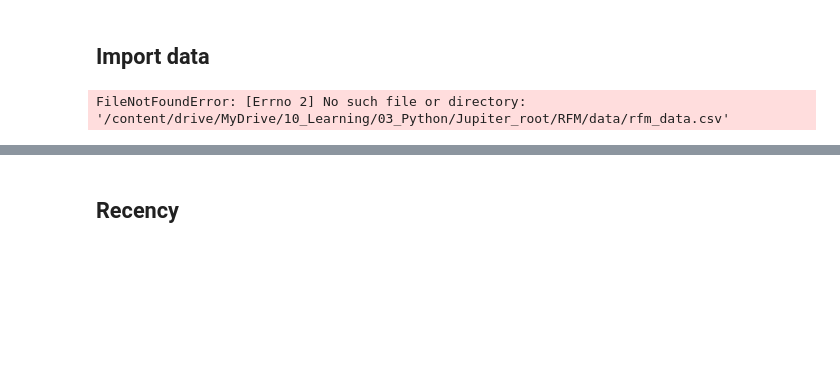
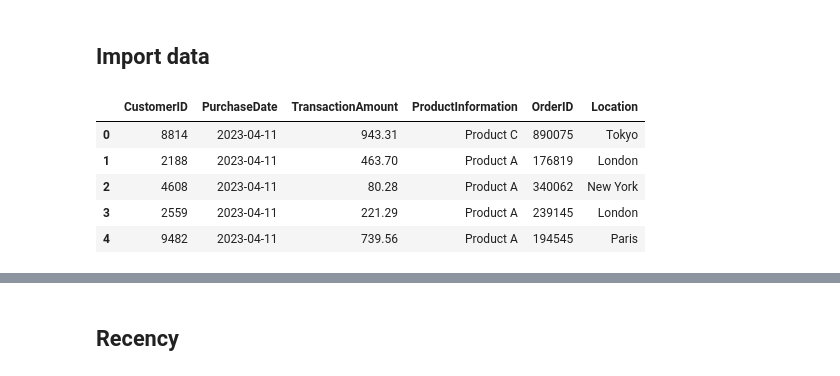
Before and after one commit to jaguara01/20240201_RFM_Analysis, a Jupyter notebook: RFM Analysis in Python.ipynb, the cells around one changed output, grey strips where cells are left out. Cells and saved outputs as stored; diff of their text form; code cells hidden in the pictures; blank space fills up the shorter version.

```diff
--- a/RFM Analysis in Python.ipynb
+++ b/RFM Analysis in Python.ipynb
@@ -31,9 +31,15 @@ from datetime import datetime
 # %% [markdown]
 ## Import data
 # %%
-df = pd.read_csv('/content/drive/MyDrive/10_Learning/03_Python/Jupiter_root/RFM/data/rfm_data.csv')
+#df = pd.read_csv('/content/drive/MyDrive/10_Learning/03_Python/Jupiter_root/20240201_RFM_Analysis/data/rfm_data.csv')
+df = pd.read_csv("data/rfm_data.csv")
 df.head()
 # %% [output]
-FileNotFoundError: [Errno 2] No such file or directory: '/content/drive/MyDrive/10_Learning/03_Python/Jupiter_root/RFM/data/rfm_data.csv'
+|  | CustomerID | PurchaseDate | TransactionAmount | ProductInformation | OrderID | Location |
+| 0 | 8814 | 2023-04-11 | 943.31 | Product C | 890075 | Tokyo |
+| 1 | 2188 | 2023-04-11 | 463.70 | Product A | 176819 | London |
+| 2 | 4608 | 2023-04-11 | 80.28 | Product A | 340062 | New York |
+| 3 | 2559 | 2023-04-11 | 221.29 | Product A | 239145 | London |
+| 4 | 9482 | 2023-04-11 | 739.56 | Product A | 194545 | Paris |
 # %%
 df.dtypes
```
Also changed, not shown: parts of 13 cells of this notebook.
